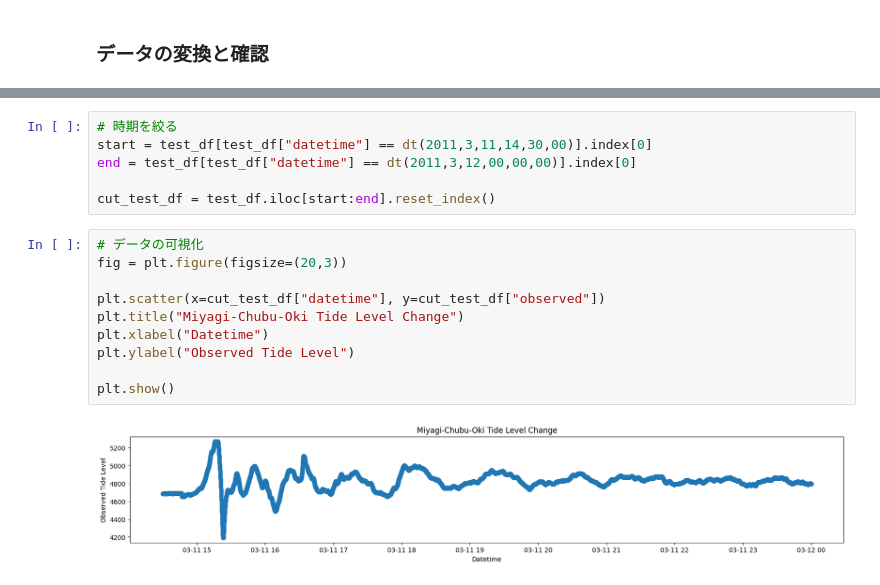
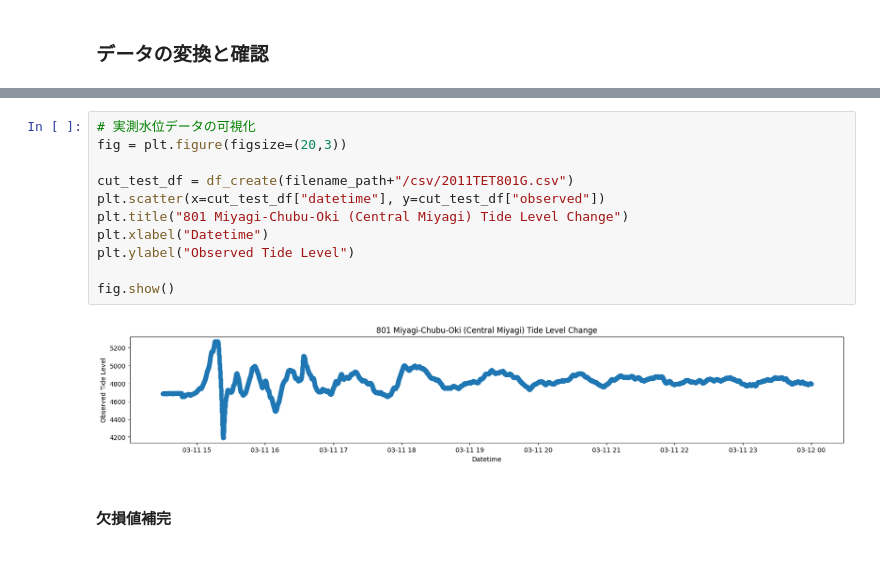
Before and after one commit to tottocoslowlifer/data_analysis, a Jupyter notebook: notebook/test.ipynb, the cells around one changed output, grey strips where cells are left out. Drawn from its saved outputs; the diff is of its cells as text.

```diff
--- a/notebook/test.ipynb
+++ b/notebook/test.ipynb
@@ -104,18 +120,15 @@ test_df = test_df.drop(["date", "time"], axis=1)
-# %%
-# 時期を絞る
-start = test_df[test_df["datetime"] == dt(2011,3,11,14,30,00)].index[0]
-end = test_df[test_df["datetime"] == dt(2011,3,12,00,00,00)].index[0]
-
-cut_test_df = test_df.iloc[start:end].reset_index()
 # %%
-# データの可視化
+# 実測水位データの可視化
 fig = plt.figure(figsize=(20,3))
 
+cut_test_df = df_create(filename_path+"/csv/2011TET801G.csv")
 plt.scatter(x=cut_test_df["datetime"], y=cut_test_df["observed"])
-plt.title("Miyagi-Chubu-Oki Tide Level Change")
+plt.title("801 Miyagi-Chubu-Oki (Central Miyagi) Tide Level Change")
 plt.xlabel("Datetime")
 plt.ylabel("Observed Tide Level")
 
-plt.show()
+fig.show()
 # %% [output]
-[figure, old version]
+[figure, new version]
+# %% [markdown]
+#### 欠損値補完
```
Also changed, not shown: parts of 17 cells of this notebook, 1 other file.
